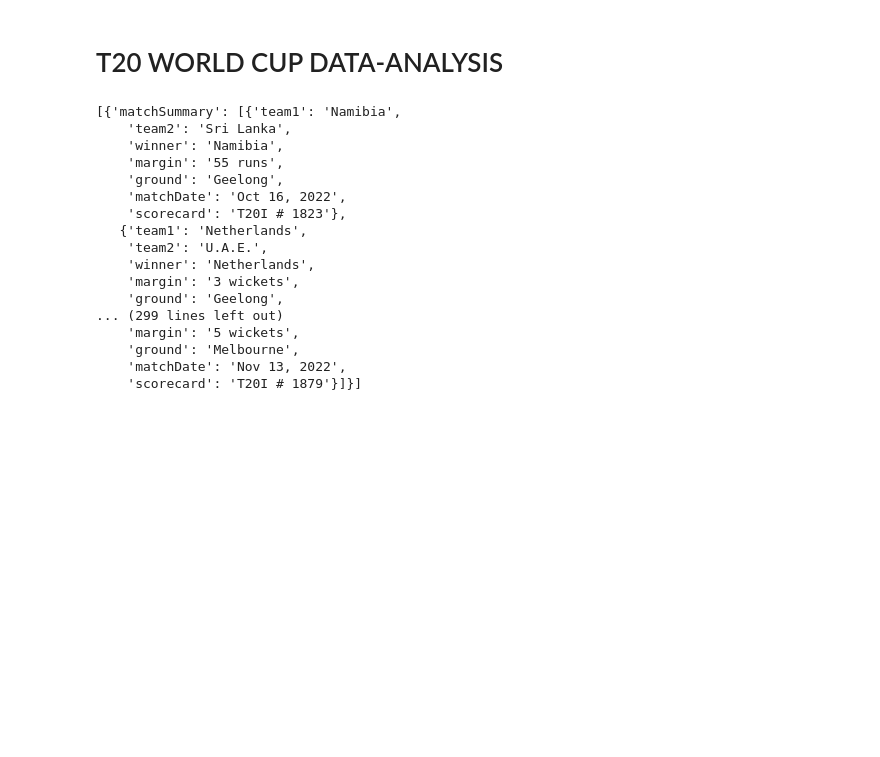
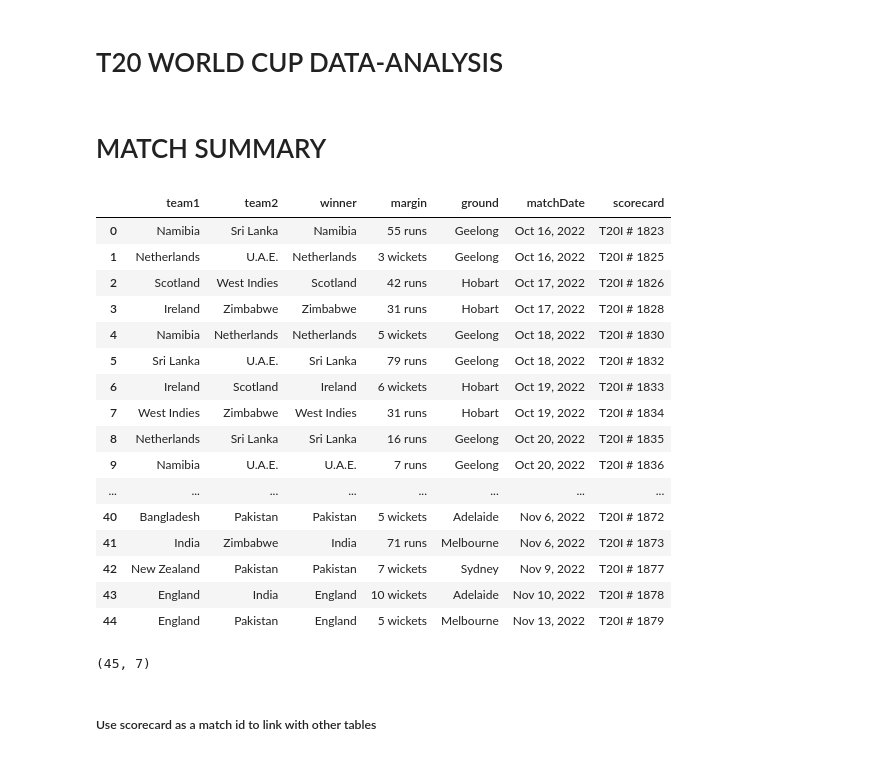
Before and after one commit to TanayKapoor21/T20-DATA-ANALYSIS, a Jupyter notebook: CODE/Untitled.ipynb, the cells around one changed output. Cells and saved outputs as stored; diff of their text form; code cells hidden in the pictures; blank space fills up the shorter version.

```diff
--- a/CODE/Untitled.ipynb
+++ b/CODE/Untitled.ipynb
@@ -4,26 +4,34 @@
 import numpy as np
 import pandas as pd
 import json
+# %% [markdown]
+# MATCH SUMMARY
 # %%
 with open('t20_wc_match_results.json') as f:
     data=json.load(f)
-data
-df=
+df_match=pd.DataFrame(data[0]['matchSummary'])
+df_match
 # %% [output]
-[{'matchSummary': [{'team1': 'Namibia',
-    'team2': 'Sri Lanka',
-    'winner': 'Namibia',
-    'margin': '55 runs',
-    'ground': 'Geelong',
-    'matchDate': 'Oct 16, 2022',
-    'scorecard': 'T20I # 1823'},
-   {'team1': 'Netherlands',
-    'team2': 'U.A.E.',
-    'winner': 'Netherlands',
-    'margin': '3 wickets',
-    'ground': 'Geelong',
-... (299 lines left out)
-    'margin': '5 wickets',
-    'ground': 'Melbourne',
-    'matchDate': 'Nov 13, 2022',
-    'scorecard': 'T20I # 1879'}]}]
+|  | team1 | team2 | winner | margin | ground | matchDate | scorecard |
+| 0 | Namibia | Sri Lanka | Namibia | 55 runs | Geelong | Oct 16, 2022 | T20I # 1823 |
+| 1 | Netherlands | U.A.E. | Netherlands | 3 wickets | Geelong | Oct 16, 2022 | T20I # 1825 |
+| 2 | Scotland | West Indies | Scotland | 42 runs | Hobart | Oct 17, 2022 | T20I # 1826 |
+| 3 | Ireland | Zimbabwe | Zimbabwe | 31 runs | Hobart | Oct 17, 2022 | T20I # 1828 |
+| 4 | Namibia | Netherlands | Netherlands | 5 wickets | Geelong | Oct 18, 2022 | T20I # 1830 |
+| 5 | Sri Lanka | U.A.E. | Sri Lanka | 79 runs | Geelong | Oct 18, 2022 | T20I # 1832 |
+| 6 | Ireland | Scotland | Ireland | 6 wickets | Hobart | Oct 19, 2022 | T20I # 1833 |
+| 7 | West Indies | Zimbabwe | West Indies | 31 runs | Hobart | Oct 19, 2022 | T20I # 1834 |
+| 8 | Netherlands | Sri Lanka | Sri Lanka | 16 runs | Geelong | Oct 20, 2022 | T20I # 1835 |
+| 9 | Namibia | U.A.E. | U.A.E. | 7 runs | Geelong | Oct 20, 2022 | T20I # 1836 |
+| ... | ... | ... | ... | ... | ... | ... | ... |
+| 40 | Bangladesh | Pakistan | Pakistan | 5 wickets | Adelaide | Nov 6, 2022 | T20I # 1872 |
+| 41 | India | Zimbabwe | India | 71 runs | Melbourne | Nov 6, 2022 | T20I # 1873 |
+| 42 | New Zealand | Pakistan | Pakistan | 7 wickets | Sydney | Nov 9, 2022 | T20I # 1877 |
+| 43 | England | India | England | 10 wickets | Adelaide | Nov 10, 2022 | T20I # 1878 |
+| 44 | England | Pakistan | England | 5 wickets | Melbourne | Nov 13, 2022 | T20I # 1879 |
+# %%
+df_match.shape
+# %% [output]
+(45, 7)
+# %% [markdown]
+##### Use scorecard as a match id to link with other tables
```
Also changed, not shown: parts of 17 cells of this notebook.
